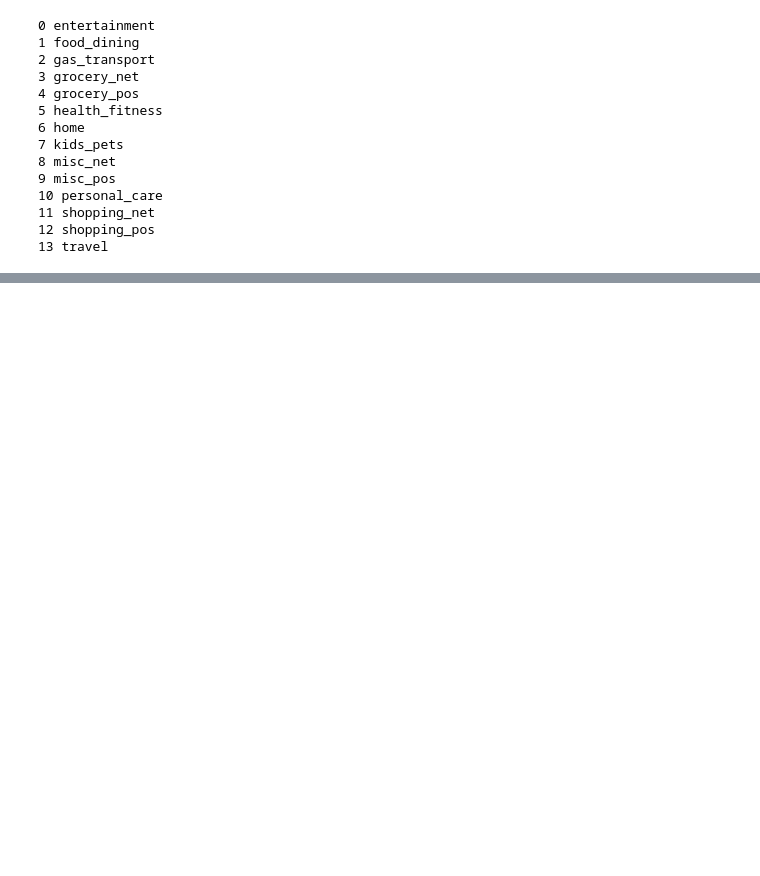
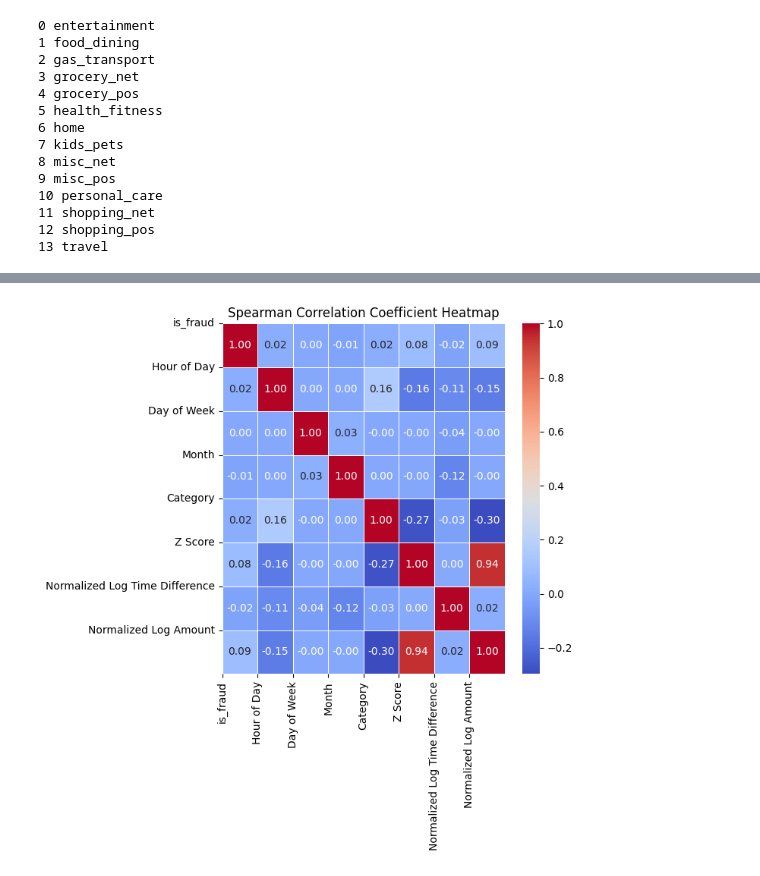
Before and after one commit to BananaKillr/Fraud-Detection-Project, a Jupyter notebook: Fraud Detection Using XGBoost.ipynb, the cells around one changed output, grey strips where cells are left out. Saved outputs shown, nothing was run; the diff lists cells and outputs as text; code cells hidden in the pictures; blank space fills up the shorter version.

```diff
--- a/Fraud Detection Using XGBoost.ipynb
+++ b/Fraud Detection Using XGBoost.ipynb
@@ -100,0 +122,10 @@ df['Normalized Log Amount'] = scaler.fit_transform(df[['Log Transformed Amount']
+# %%
+spearman_corr, p_value = spearmanr(df)
+plt.figure(figsize=(6, 6))
+sns.heatmap(spearman_corr, annot=True, cmap='coolwarm', linewidths=.5, fmt=".2f")
+plt.title('Spearman Correlation Coefficient Heatmap')
+plt.xticks(range(len(df.columns)), df.columns, rotation=90)
+plt.yticks(range(len(df.columns)), df.columns, rotation=0)
+plt.show()
+# %% [output]
+[figure, added]
```
Also changed, not shown: parts of 28 cells of this notebook, 9 other files.
